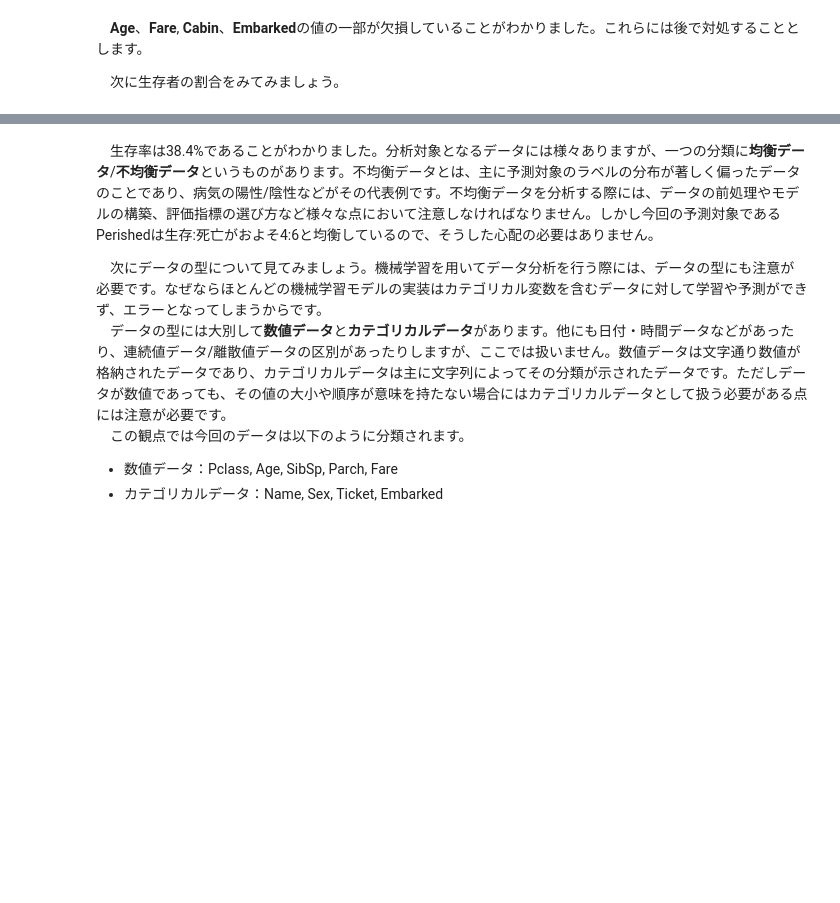
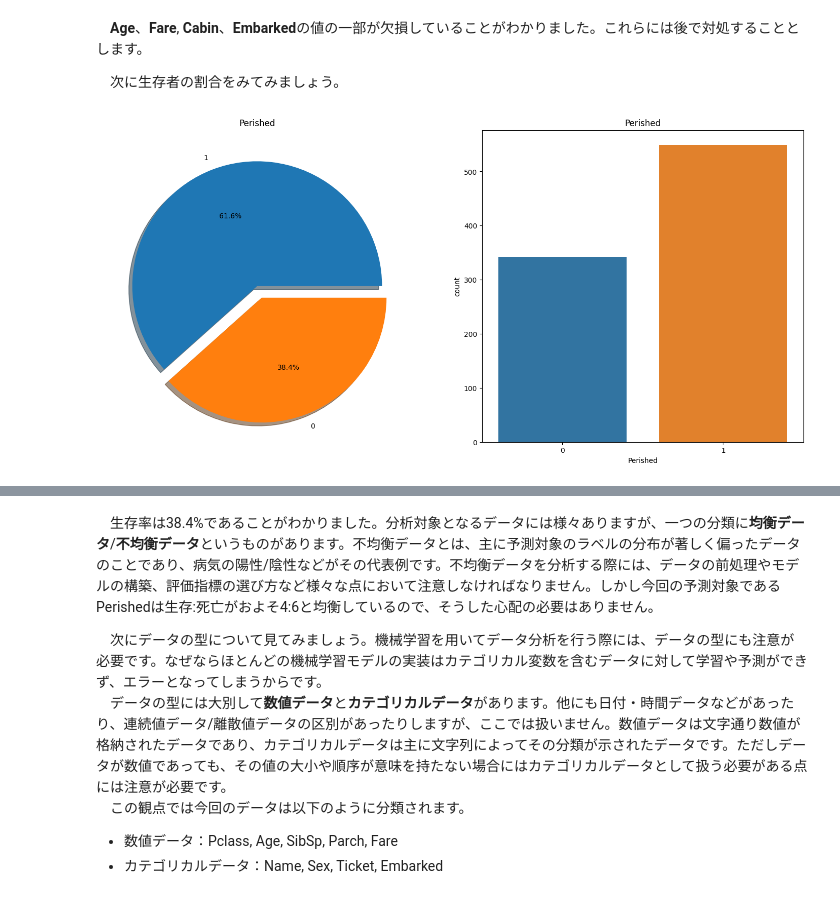
Before and after one commit to Kodai-study/CGI, a Jupyter notebook: コンペ第1回/demo/beginner.ipynb, the cells around one changed output, grey strips where cells are left out. Drawn from its saved outputs; the diff is of its cells as text; code cells hidden in the pictures; blank space fills up the shorter version.

```diff
--- a/コンペ第1回/demo/beginner.ipynb
+++ b/コンペ第1回/demo/beginner.ipynb
@@ -36,10 +38,9 @@ warnings.filterwarnings('ignore')
 # %%
 # 読み込むデータが格納されたディレクトリのパス，必要に応じて変更の必要あり
 # データの読み込み方がわからない方は、別途配布している、GoogleColabにおけるドライブのマウントの仕方、と、Google Drive上でのフォルダ構造の説明のpdfファイルをご覧ください。
-path = "/content/drive/My Drive/Colab Notebooks/GCI_2023_Summer/Competitions/competition_1/"
 
-df = pd.read_csv(path + 'data/train.csv')
-df_test = pd.read_csv(path + 'data/test.csv')
+df = pd.read_csv('../data/train.csv')
+df_test = pd.read_csv('../data/test.csv')
 # %% [markdown]
 ## 1. データの概観・前処理
 ### 1.1 データの概観
@@ -88,10 +136,13 @@ df_test.isnull().sum()
 
 　次に生存者の割合をみてみましょう。
 # %%
-f,ax=plt.subplots(1,2,figsize=(18,8))
-df['Perished'].value_counts().plot.pie(explode=[0,0.1],autopct='%1.1f%%',ax=ax[0],shadow=True)
+f, ax = plt.subplots(1, 2, figsize=(18, 8))
+df['Perished'].value_counts().plot.pie(
+    explode=[0, 0.1], autopct='%1.1f%%', ax=ax[0], shadow=True)
 ax[0].set_title('Perished')
 ax[0].set_ylabel('')
-sns.countplot(x='Perished',data=df,ax=ax[1])
+sns.countplot(x='Perished', data=df, ax=ax[1])
 ax[1].set_title('Perished')
 plt.show()
+# %% [output]
+[figure, added]
```
Also changed, not shown: parts of 10 cells of this notebook, 1 other file.
